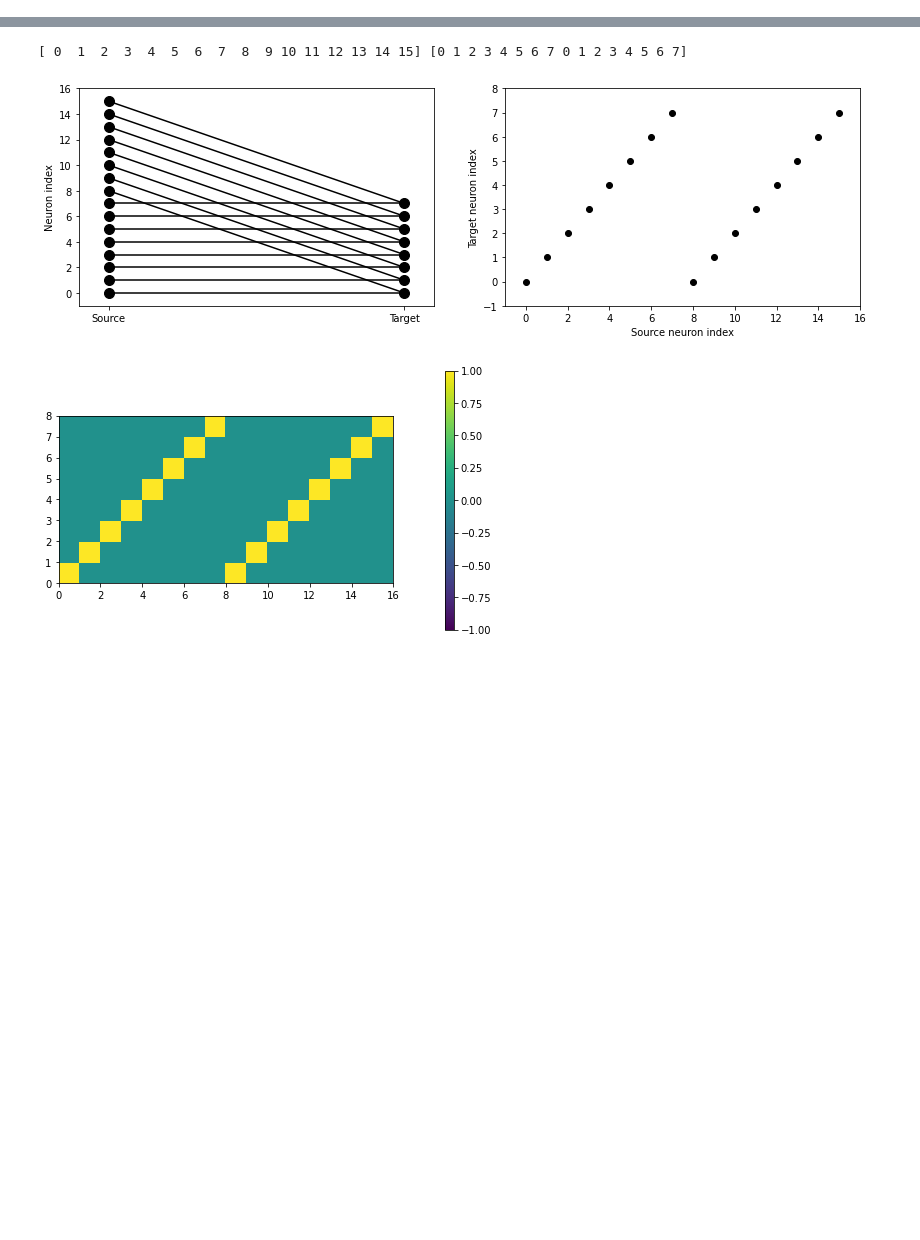
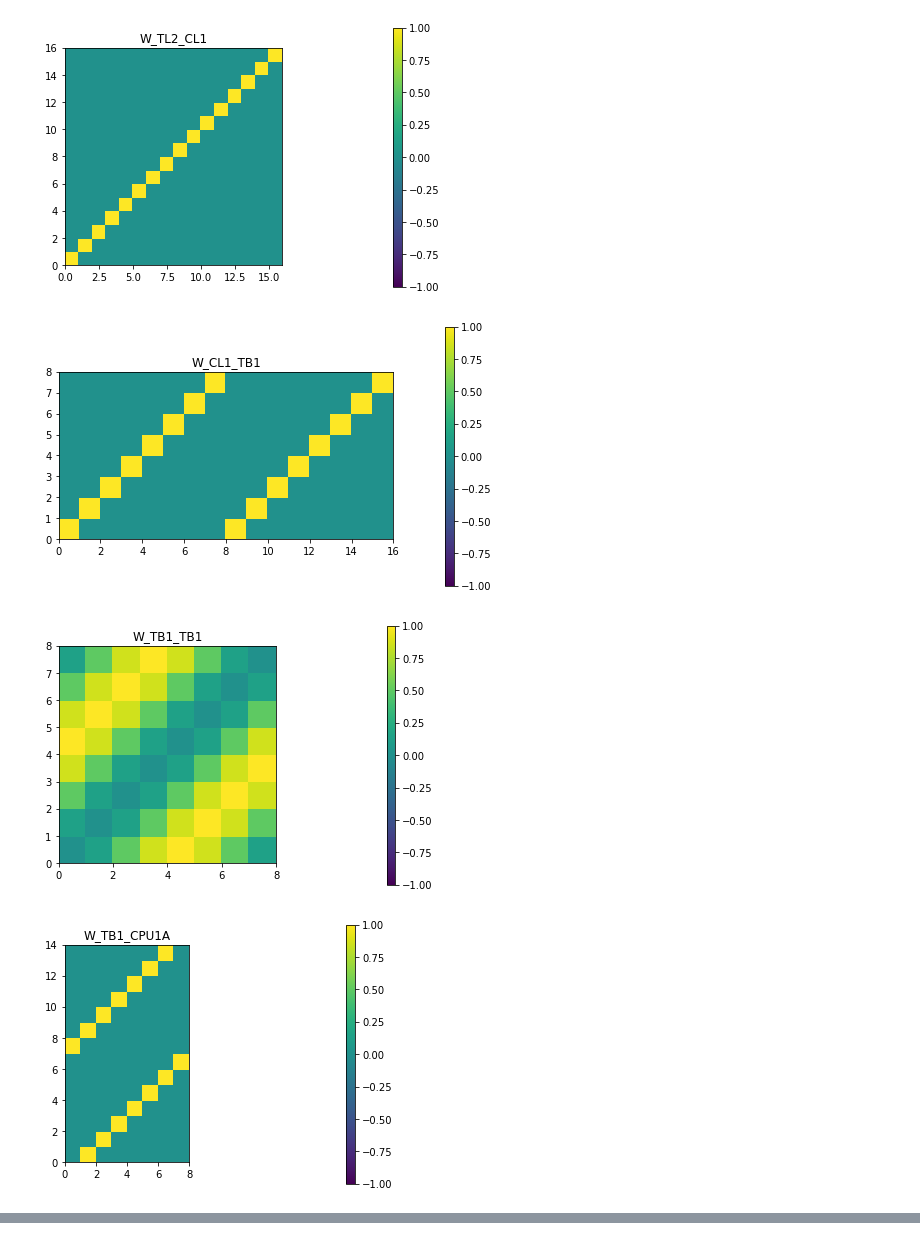
Before and after one commit to filippoferrari/CX_Path_Integration, a Jupyter notebook: notebooks/CX_model.ipynb, the cells around one changed output, grey strips where cells are left out. Drawn from its saved outputs; the diff is of its cells as text; code cells hidden in the pictures; blank space fills up the shorter version.

```diff
--- a/notebooks/CX_model.ipynb
+++ b/notebooks/CX_model.ipynb
@@ -119,17 +120,18 @@ def gen_tb_tb_weights(weight=1.):
         W[i, :] = values
     return weight * W
 
+W_TL2_CL1 = np.eye(N_TL2)
 W_CL1_TB1 = np.tile(np.eye(N_TB1), 2)
 W_TB1_TB1 = gen_tb_tb_weights()
-W_TB1_CPU1a = np.tile(np.eye(N_TB1), (2, 1))[1:N_CPU1A+1, :]
-W_TB1_CPU1b = np.array([[0, 0, 0, 0, 0, 0, 0, 1],
+W_TB1_CPU1A = np.tile(np.eye(N_TB1), (2, 1))[1:N_CPU1A+1, :]
+W_TB1_CPU1B = np.array([[0, 0, 0, 0, 0, 0, 0, 1],
                              [1, 0, 0, 0, 0, 0, 0, 0]])
 W_TB1_CPU4 = np.tile(np.eye(N_TB1), (2, 1))
 W_TN_CPU4 = np.array([
     [1, 1, 1, 1, 1, 1, 1, 1, 0, 0, 0, 0, 0, 0, 0, 0],
     [0, 0, 0, 0, 0, 0, 0, 0, 1, 1, 1, 1, 1, 1, 1, 1]
 ]).T
-W_CPU4_CPU1a = np.array([
+W_CPU4_CPU1A = np.array([
     [0, 0, 0, 0, 0, 0, 0, 0, 1, 0, 0, 0, 0, 0, 0, 0],
     [0, 0, 0, 0, 0, 0, 0, 0, 0, 1, 0, 0, 0, 0, 0, 0],
     [0, 0, 0, 0, 0, 0, 0, 0, 0, 0, 1, 0, 0, 0, 0, 0],
@@ -145,11 +147,11 @@ W_CPU4_CPU1a = np.array([
     [0, 0, 0, 0, 0, 0, 1, 0, 0, 0, 0, 0, 0, 0, 0, 0],
     [0, 0, 0, 0, 0, 0, 0, 1, 0, 0, 0, 0, 0, 0, 0, 0],
 ])
-W_CPU4_CPU1b = np.array([
+W_CPU4_CPU1B = np.array([
     [1, 0, 0, 0, 0, 0, 0, 0, 0, 0, 0, 0, 0, 0, 0, 0], #8
     [0, 0, 0, 0, 0, 0, 0, 0, 0, 0, 0, 0, 0, 0, 0, 1], #9
 ])
-W_PONTINE_CPU1a = np.array([
+W_PONTINE_CPU1A = np.array([
     [0, 0, 0, 0, 0, 0, 0, 0, 0, 0, 0, 0, 1, 0, 0, 0], #2
     [0, 0, 0, 0, 0, 0, 0, 0, 0, 0, 0, 0, 0, 1, 0, 0],
     [0, 0, 0, 0, 0, 0, 0, 0, 0, 0, 0, 0, 0, 0, 1, 0],
@@ -165,32 +167,38 @@ W_PONTINE_CPU1a = np.array([
     [0, 0, 1, 0, 0, 0, 0, 0, 0, 0, 0, 0, 0, 0, 0, 0],
     [0, 0, 0, 1, 0, 0, 0, 0, 0, 0, 0, 0, 0, 0, 0, 0], #15
 ])
-W_PONTINE_CPU1b = np.array([
+W_PONTINE_CPU1B = np.array([
     [0, 0, 0, 0, 1, 0, 0, 0, 0, 0, 0, 0, 0, 0, 0, 0], #8
     [0, 0, 0, 0, 0, 0, 0, 0, 0, 0, 0, 1, 0, 0, 0, 0], #9
 ])
 W_CPU4_PONTINE = np.eye(N_CPU4)
 
 # Not sure about these
-W_CPU1a_motor = np.array([
+W_CPU1A_motor = np.array([
     [1, 1, 1, 1, 1, 1, 1, 0, 0, 0, 0, 0, 0, 0],
     [0, 0, 0, 0, 0, 0, 0, 1, 1, 1, 1, 1, 1, 1]
 ])
-W_CPU1b_motor = np.array([[0, 1],
+W_CPU1B_motor = np.array([[0, 1],
                           [1, 0]])
 # %%
-_plot = False
+_plot = True
 if _plot:
+    plot_connectivity_matrix(W_TL2_CL1, title='W_TL2_CL1')
     plot_connectivity_matrix(W_CL1_TB1, title='W_CL1_TB1')
     plot_connectivity_matrix(W_TB1_TB1, title='W_TB1_TB1')
-    plot_connectivity_matrix(W_TB1_CPU1a, title='W_TB1_CPU1a')
-    plot_connectivity_matrix(W_TB1_CPU1b, title='W_TB1_CPU1b')
+    plot_connectivity_matrix(W_TB1_CPU1A, title='W_TB1_CPU1A')
+    plot_connectivity_matrix(W_TB1_CPU1B, title='W_TB1_CPU1B')
     plot_connectivity_matrix(W_TB1_CPU4, title='W_TB1_CPU4')
     plot_connectivity_matrix(W_TN_CPU4, title='W_TN_CPU4')
-    plot_connectivity_matrix(W_CPU4_CPU1a, title='W_CPU4_CPU1a')
-    plot_connectivity_matrix(W_CPU4_CPU1b, title='W_CPU4_CPU1b')
-    plot_connectivity_matrix(W_CPU1a_motor, title='W_CPU1a_motor')
-    plot_connectivity_matrix(W_CPU1b_motor, title='W_CPU1b_motor')
-    plot_connectivity_matrix(W_PONTINE_CPU1a, title='W_PONTINE_CPU1a')
-    plot_connectivity_matrix(W_PONTINE_CPU1b, title='W_PONTINE_CPU1b')
+    plot_connectivity_matrix(W_CPU4_CPU1A, title='W_CPU4_CPU1A')
+    plot_connectivity_matrix(W_CPU4_CPU1B, title='W_CPU4_CPU1B')
+    #plot_connectivity_matrix(W_CPU1a_motor, title='W_CPU1A_motor')
+    #plot_connectivity_matrix(W_CPU1b_motor, title='W_CPU1B_motor')
+    plot_connectivity_matrix(W_PONTINE_CPU1A, title='W_PONTINE_CPU1A')
+    plot_connectivity_matrix(W_PONTINE_CPU1B, title='W_PONTINE_CPU1B')
     plot_connectivity_matrix(W_CPU4_PONTINE, title='W_CPU4_PONTINE')
+# %% [output]
+[figure, added]
+[figure, added]
+[figure, added]
+[figure, added]
@@ -218,13 +236,3 @@ def reconstruct_weight_matrix(G_source, G_target, synapses):
     # on the columns whereas Brian2 expects the opposite
     # So you need to transpose it!
     return W.T
-# %%
-synapses = connect_synapses(G_CL1, G_TB1, W_CL1_TB1, _plot=True)
-# %% [output]
-[ 0  1  2  3  4  5  6  7  8  9 10 11 12 13 14 15] [0 1 2 3 4 5 6 7 0 1 2 3 4 5 6 7]
-[figure, removed]
-# %%
-W_temp = reconstruct_weight_matrix(G_CL1, G_TB1, synapses)
-plot_connectivity_matrix(W_temp)
-# %% [output]
-[figure, removed]
```
Also changed, not shown: parts of 6 cells of this notebook.
